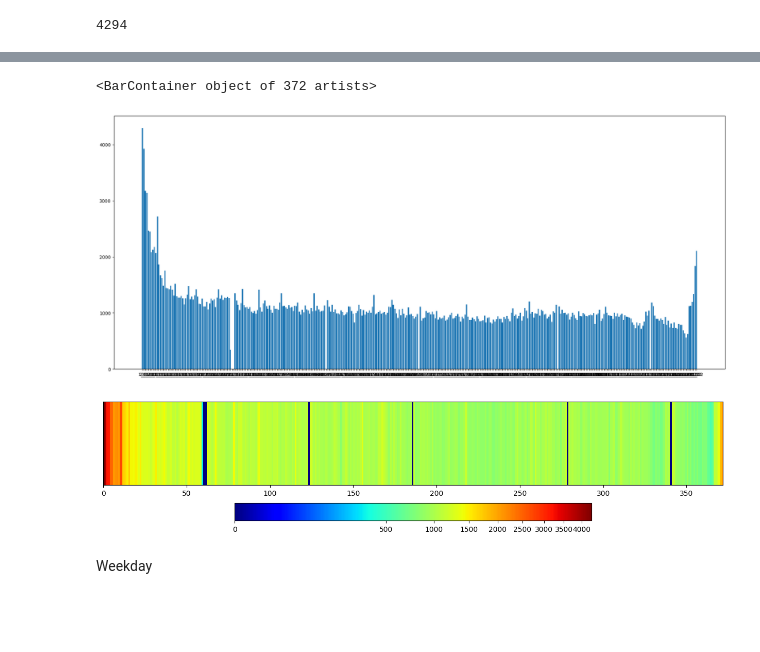
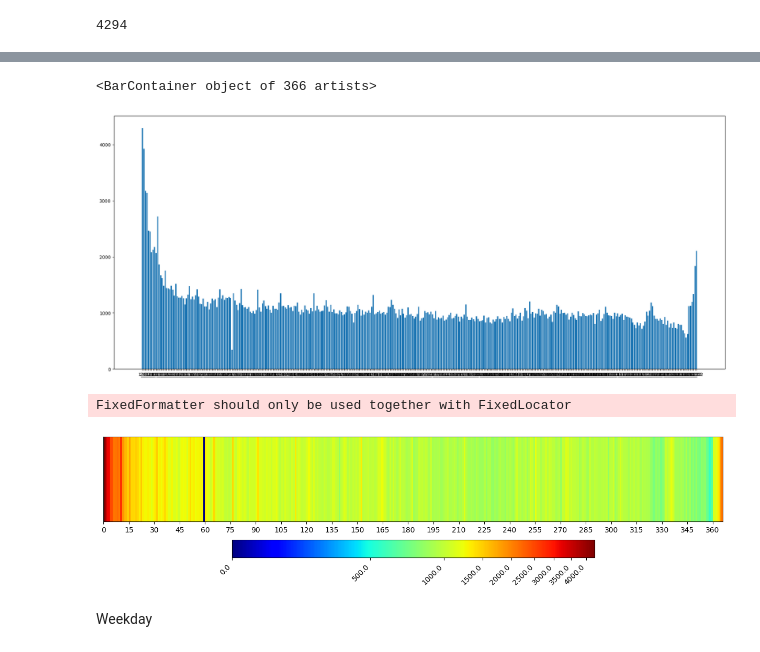
Before and after one commit to Hitkul/Put-Your-Money-Where-Your-Mouth-Is, a Jupyter notebook: analysis/Summary.ipynb, the cells around one changed output, grey strips where cells are left out. Saved outputs shown, nothing was run; the diff lists cells and outputs as text; code cells hidden in the pictures; blank space fills up the shorter version.

Commit message:
graph stuff

```diff
--- a/analysis/Summary.ipynb
+++ b/analysis/Summary.ipynb
@@ -662,3 +669,9 @@ for i in range(1,13):
 for k,v in commitment_index.items():
     idx = day_of_year.index(f"{v['start_date'].day}_{v['start_date'].month}")
     count[idx]+=1
+# %%
+idx_to_del = [idx for idx, i in enumerate(count) if i==0]
+# %%
+for i in idx_to_del[::-1]:
+    day_of_year.pop(i)
+    count.pop(i)
@@ -677,4 +708,4 @@ count[:7]
 # %%
-for i in range(0,7):
-    print((count[i]/np.mean(count)))
+for i in range(0,15):
+    print(i, (count[i]/np.mean(count)))
 # %% [output]
@@ -689,21 +728,25 @@ for i in range(0,7):
 plt.figure(figsize=(24,10))
 plt.bar(day_of_year,count)
 # %% [output]
-<BarContainer object of 372 artists>
+<BarContainer object of 366 artists>
-[figure, old version]
+[figure, new version]
 # %%
 count = np.array(count)
 # %%
 count=count[np.newaxis,:]
 # %%
 plt.figure(figsize=(24,3))
-extent=[0, 372,0,50]
-plt.imshow(count, cmap=plt.cm.jet,norm=colors.PowerNorm(gamma=0.4), extent=extent)
+extent=[0, 366,0,50]
+plt.imshow(count, cmap=plt.cm.jet,norm=colors.PowerNorm(gamma=0.3), extent=extent)
 plt.gca().set_yticks([])
-plt.colorbar(orientation='horizontal')
+plt.gca().set_xticks([i for i in range(0,367,15)])
+cbar = plt.colorbar(orientation='horizontal')
+cbar.ax.set_xticklabels([i for i in cbar.get_ticks()],rotation=45,ha='right')
+plt.savefig("../figures/heatmap_year.pdf",bbox_inches='tight')
 plt.show()
 # %% [output]
+FixedFormatter should only be used together with FixedLocator
-[figure, old version]
+[figure, new version]
 # %% [markdown]
 Weekday
 # %%
```
Also changed, not shown: parts of 15 cells of this notebook.
